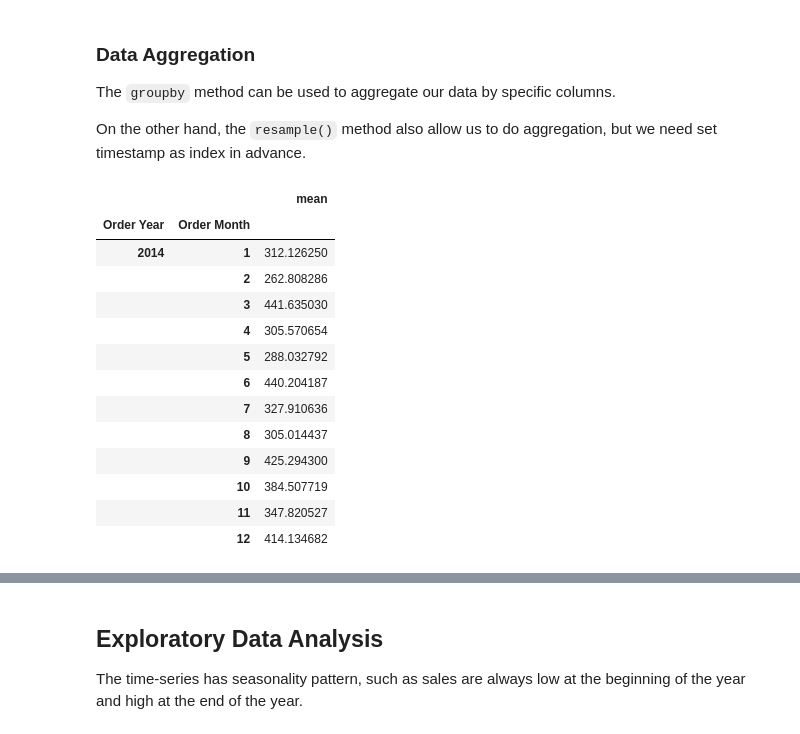
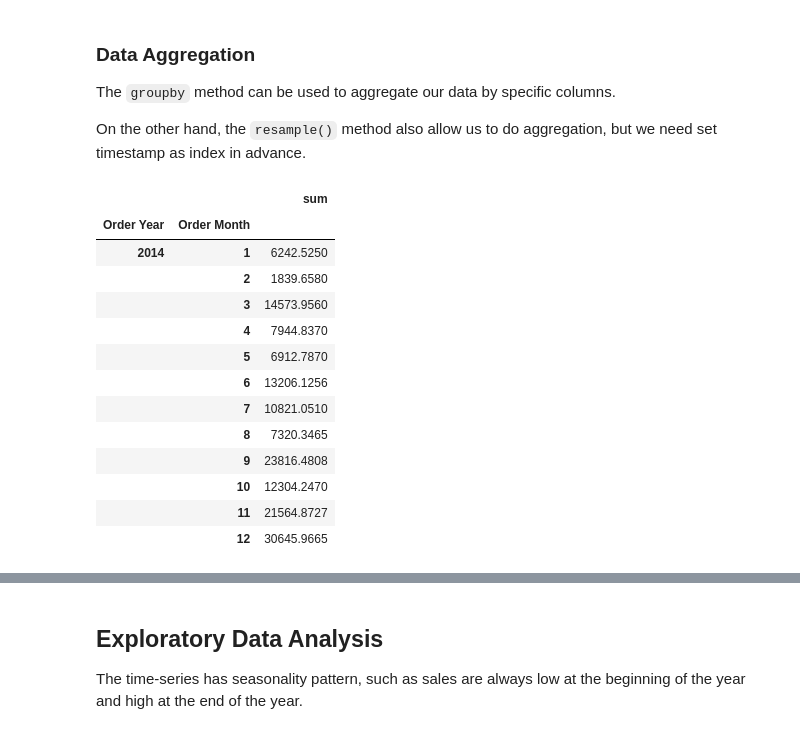
Before and after one commit to Jay4869/Data-Science, a Jupyter notebook: Time Series/Time Series Analysis with Python.ipynb, the cells around one changed output, grey strips where cells are left out. Saved outputs shown, nothing was run; the diff lists cells and outputs as text; code cells hidden in the pictures.

```diff
--- a/Time Series/Time Series Analysis with Python.ipynb
+++ b/Time Series/Time Series Analysis with Python.ipynb
@@ -96,21 +106,21 @@ The `groupby` method can be used to aggregate our data by specific columns.
 
 On the other hand, the `resample()` method also allow us to do aggregation, but we need set timestamp as index in advance.
 # %%
-furniture_sales = furniture.groupby(['Order Year', 'Order Month'])['Sales'].agg(['mean'])
+furniture_sales = furniture.groupby(['Order Year', 'Order Month'])['Sales'].agg(['sum'])
 furniture_sales.head(12)
 # %% [output]
-|  |  | mean |
+|  |  | sum |
 | Order Year | Order Month |  |
-| 2014 | 1 | 312.126250 |
-|  | 2 | 262.808286 |
-|  | 3 | 441.635030 |
-|  | 4 | 305.570654 |
-|  | 5 | 288.032792 |
-|  | 6 | 440.204187 |
-|  | 7 | 327.910636 |
-|  | 8 | 305.014437 |
-|  | 9 | 425.294300 |
-|  | 10 | 384.507719 |
-|  | 11 | 347.820527 |
-|  | 12 | 414.134682 |
+| 2014 | 1 | 6242.5250 |
+|  | 2 | 1839.6580 |
+|  | 3 | 14573.9560 |
+|  | 4 | 7944.8370 |
+|  | 5 | 6912.7870 |
+|  | 6 | 13206.1256 |
+|  | 7 | 10821.0510 |
+|  | 8 | 7320.3465 |
+|  | 9 | 23816.4808 |
+|  | 10 | 12304.2470 |
+|  | 11 | 21564.8727 |
+|  | 12 | 30645.9665 |
 # %%
```
Also changed, not shown: parts of 8 cells of this notebook.
